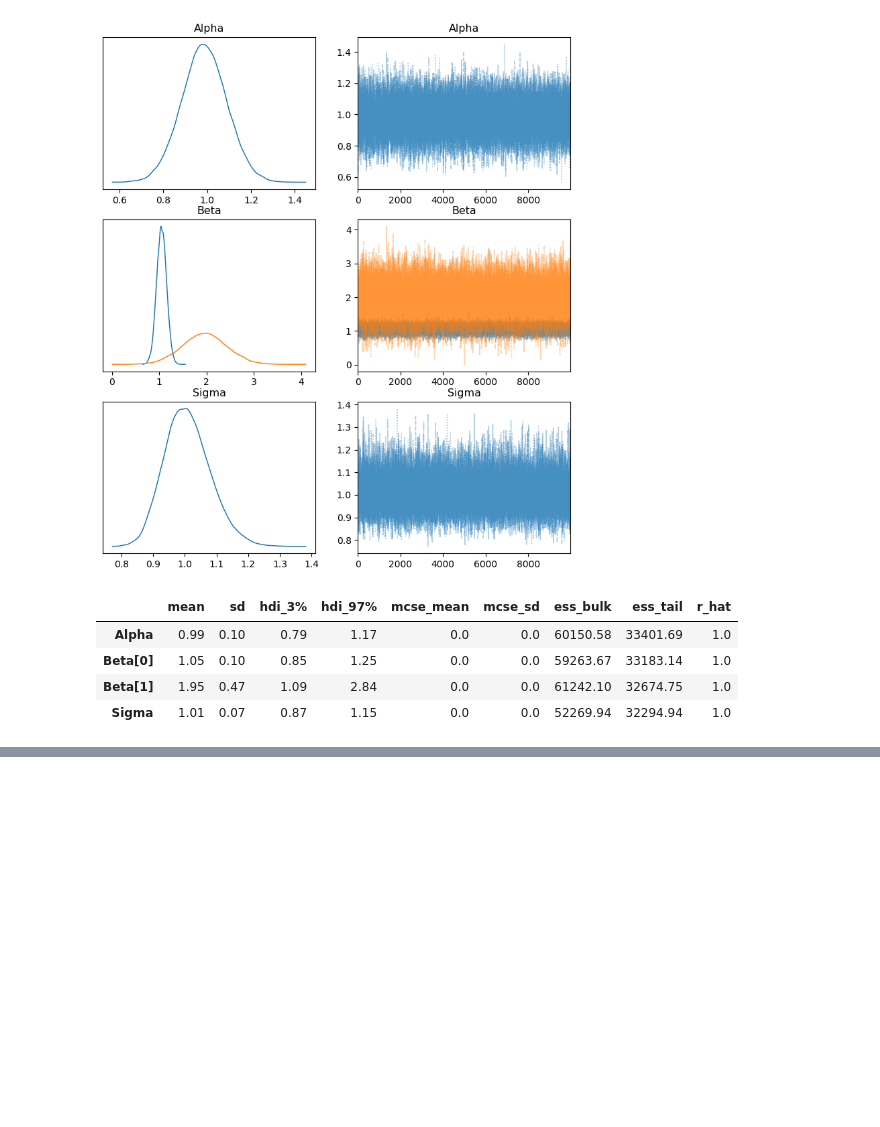
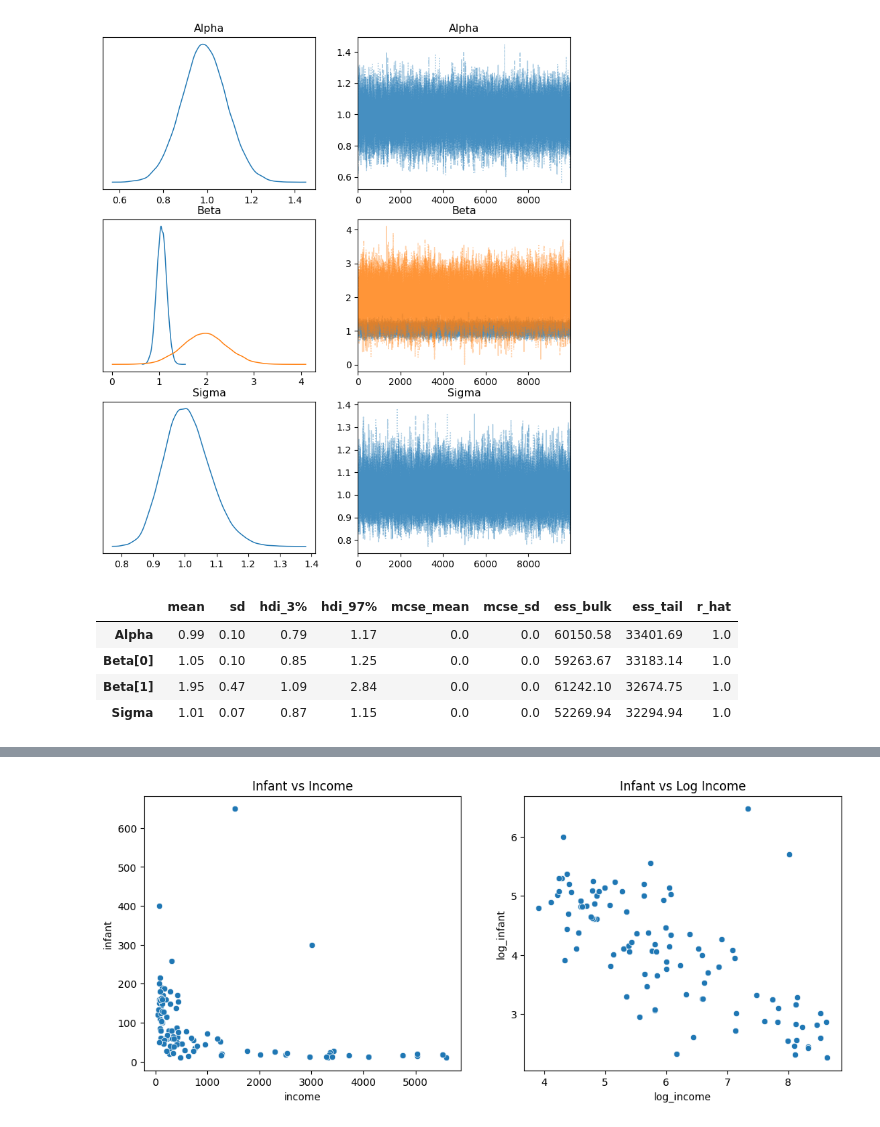
Before and after one commit to myckim1/Bayesian_Course, a Jupyter notebook: Bayesian.ipynb, the cells around one changed output, grey strips where cells are left out. Saved outputs shown, nothing was run; the diff lists cells and outputs as text; code cells hidden in the pictures; blank space fills up the shorter version.

```diff
--- a/Bayesian.ipynb
+++ b/Bayesian.ipynb
@@ -550,0 +607,18 @@ az.summary(trace, round_to=2)
+# %%
+#First, we start with a p=1 model of income and infant (as we assume income is highly correlated with the region)
+
+#Show the distribution of infant along income, noting that log_income may be more useful
+leinhardt['log_income'] = np.log(leinhardt['income'])
+leinhardt['log_infant'] = np.log(leinhardt['infant'])
+fig, axes = plt.subplots(1, 2, figsize=(12, 6))
+fig.subplots_adjust(left=0.1, right=0.9, bottom=0.25)
+
+sns.scatterplot(x='income', y='infant', data=leinhardt, ax=axes[0])
+sns.scatterplot(x='log_income', y='log_infant', data=leinhardt, ax=axes[1])
+axes[0].set_title("Infant vs Income")
+axes[1].set_title("Infant vs Log Income")
+plt.show()
+
+#Note that the using the log_income is better as it shows a linear relationship with infant
+# %% [output]
+[figure, added]
```
Also changed, not shown: parts of 12 cells of this notebook.
